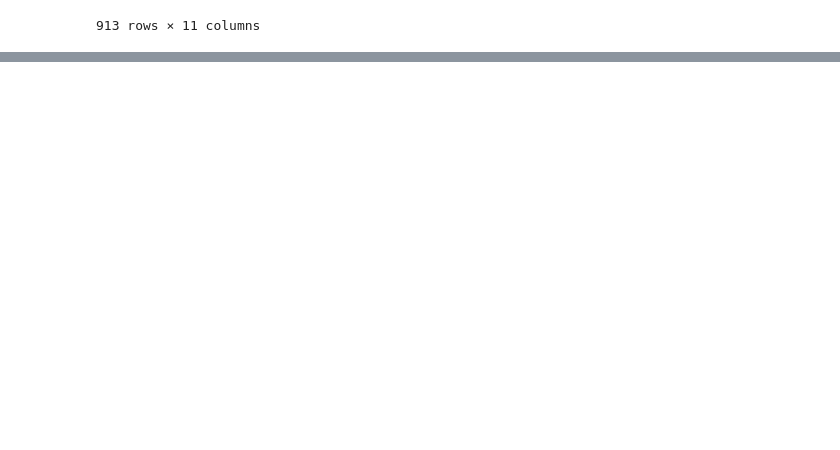
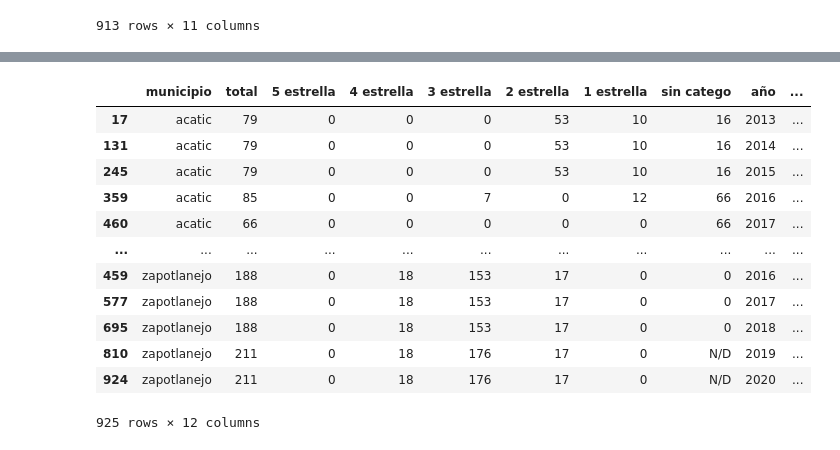
Before and after one commit to matutedevelop/Proyecto_prog_analisis, a Jupyter notebook: prosecing.ipynb, the cells around one changed output, grey strips where cells are left out. Saved outputs shown, nothing was run; the diff lists cells and outputs as text; code cells hidden in the pictures; blank space fills up the shorter version.

```diff
--- a/prosecing.ipynb
+++ b/prosecing.ipynb
@@ -554,0 +558,22 @@ plt.show()
+# %%
+
+h_serv_df['total'] = pd.to_numeric(h_serv_df['total'], errors='coerce')
+h_serv_df = h_serv_df.sort_values(by=['municipio', 'año'])
+h_serv_df['cambio_total'] = h_serv_df.groupby('municipio')['total'].diff()
+h_serv_df['cambio_total'] = h_serv_df['cambio_total'].fillna(0)
+
+h_serv_df
+# %% [output]
+|  | municipio | total | 5 estrella | 4 estrella | 3 estrella | 2 estrella | 1 estrella | sin catego | año | ... |
+| 17 | acatic | 79 | 0 | 0 | 0 | 53 | 10 | 16 | 2013 | ... |
+| 131 | acatic | 79 | 0 | 0 | 0 | 53 | 10 | 16 | 2014 | ... |
+| 245 | acatic | 79 | 0 | 0 | 0 | 53 | 10 | 16 | 2015 | ... |
+| 359 | acatic | 85 | 0 | 0 | 7 | 0 | 12 | 66 | 2016 | ... |
+| 460 | acatic | 66 | 0 | 0 | 0 | 0 | 0 | 66 | 2017 | ... |
+| ... | ... | ... | ... | ... | ... | ... | ... | ... | ... | ... |
+| 459 | zapotlanejo | 188 | 0 | 18 | 153 | 17 | 0 | 0 | 2016 | ... |
+| 577 | zapotlanejo | 188 | 0 | 18 | 153 | 17 | 0 | 0 | 2017 | ... |
+| 695 | zapotlanejo | 188 | 0 | 18 | 153 | 17 | 0 | 0 | 2018 | ... |
+| 810 | zapotlanejo | 211 | 0 | 18 | 176 | 17 | 0 | N/D | 2019 | ... |
+| 924 | zapotlanejo | 211 | 0 | 18 | 176 | 17 | 0 | N/D | 2020 | ... |
+925 rows × 12 columns
```
Also changed, not shown: parts of 4 cells of this notebook, 3 other files.
